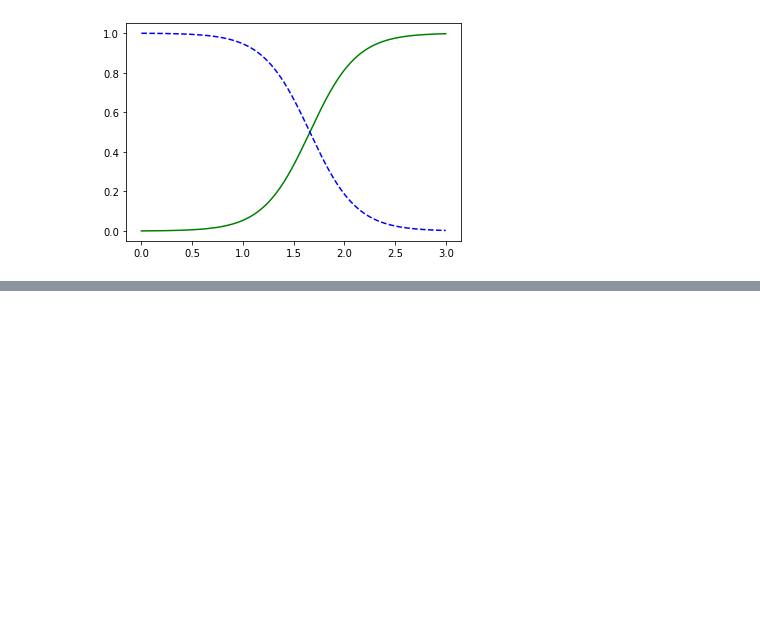
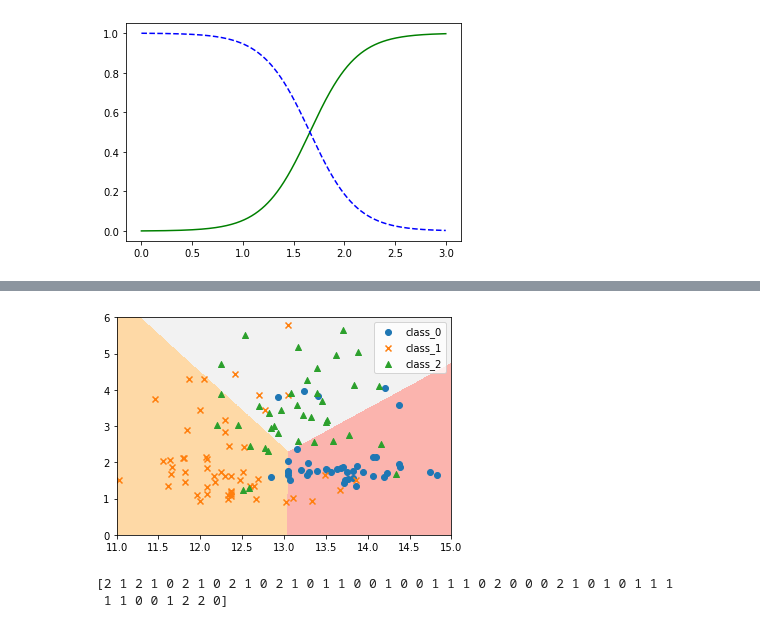
Before and after one commit to ms-shin/Machine-Learning, a Jupyter notebook: 3.Classification.ipynb, the cells around one changed output, grey strips where cells are left out. Drawn from its saved outputs; the diff is of its cells as text; code cells hidden in the pictures; blank space fills up the shorter version.

```diff
--- a/3.Classification.ipynb
+++ b/3.Classification.ipynb
@@ -153,0 +234,4 @@ plt.show()
+# %%
+# 트레이닝, 테스트 데이터 분할
+from sklearn.model_selection import train_test_split
+X_tn,X_te,y_tn,y_te=train_test_split(X,y,random_state=1)
@@ -153,0 +244,4 @@ plt.show()
+# %%
+from sklearn.discriminant_analysis import LinearDiscriminantAnalysis
+lda = LinearDiscriminantAnalysis()
+lda.fit(X_tn, y_tn)
@@ -153,0 +254,8 @@ plt.show()
+# %%
+import numpy as np
+from matplotlib import colors
+
+xx1,xx2=np.meshgrid(np.linspace(11,15,1000),np.linspace(0,6,1000))
+
+Z=lda.predict_proba(np.c_[xx1.ravel(),xx2.ravel()])
+Z
@@ -153,0 +270,3 @@ plt.show()
+# %%
+clss=np.argmax(Z,axis=1).reshape(xx1.shape)
+clss
@@ -153,0 +281,22 @@ plt.show()
+# %%
+plt.pcolormesh(xx1,xx2,clss,cmap='Pastel1')
+
+df=pd.DataFrame(X_tn,columns=raw_wine['feature_names'][:2])
+df['target']=y_tn
+markers=['o','x','^']
+
+for i, mark in enumerate(markers):
+    X_i=df[df['target']==i]
+    class_i=raw_wine.target_names[i]
+    plt.scatter(X_i[['alcohol']],X_i[['malic_acid']],marker=mark,label=class_i)
+    plt.legend()
+
+plt.show()
+# %% [output]
+[figure, added]
+# %%
+pred_by_LDA=lda.predict(X_te)
+print(pred_by_LDA)
+# %% [output]
+[2 1 2 1 0 2 1 0 2 1 0 2 1 0 1 1 0 0 1 0 0 1 1 1 0 2 0 0 0 2 1 0 1 0 1 1 1
+ 1 1 0 0 1 2 2 0]
```
Also changed, not shown: parts of 15 cells of this notebook.
